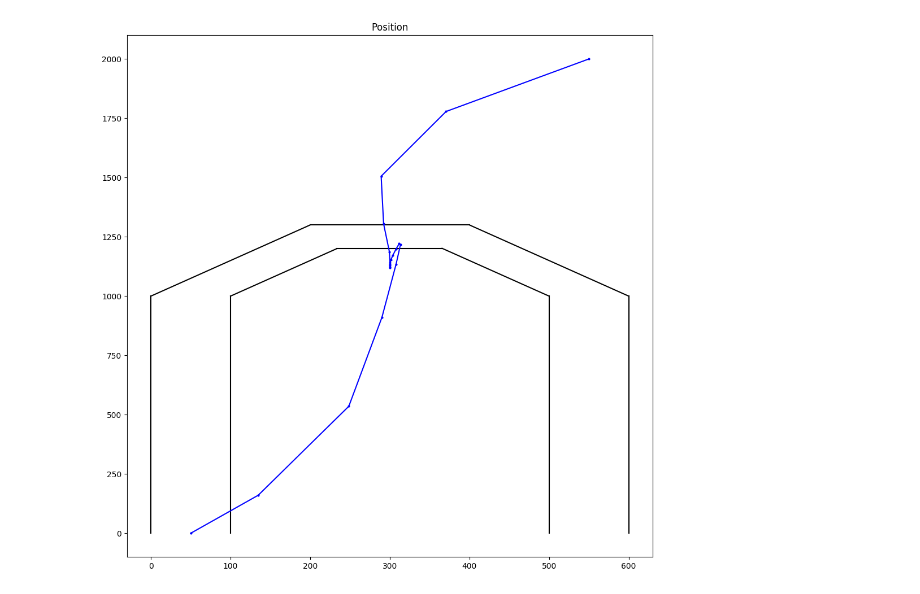
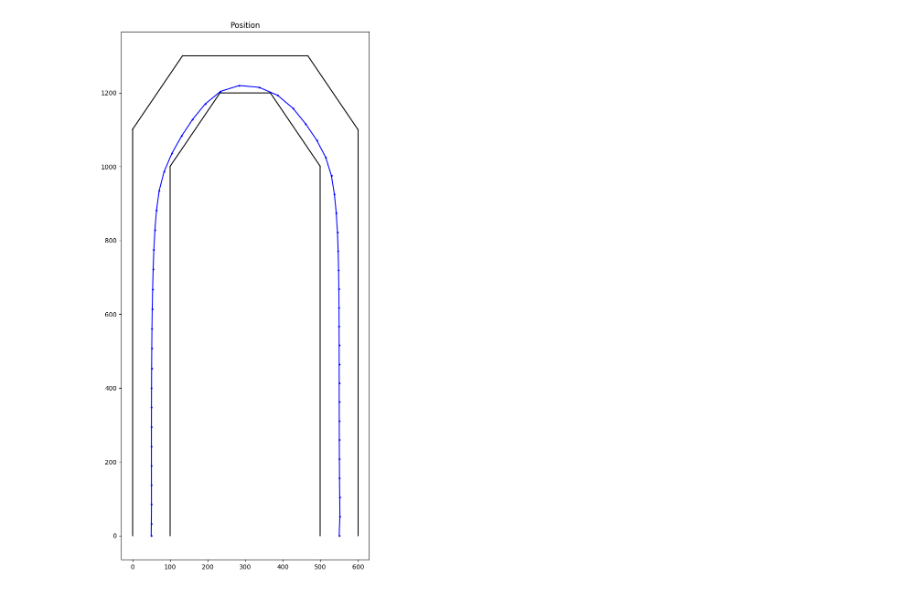
Before and after one commit to SparshAgarwal/Optimization, a Jupyter notebook: Project/Sam's Hovercraft.ipynb, the cells around one changed output. Cells and saved outputs as stored; diff of their text form; code cells hidden in the pictures.

```diff
--- a/Project/Sam's Hovercraft.ipynb
+++ b/Project/Sam's Hovercraft.ipynb
@@ -7,14 +7,13 @@ cofla = 0.4 #coeffecient of friction lattitudnal(perpendicular to direction of m
 ## car specs all specs in meters and seconds
 # mass = 1000 # in kg
 g = 9.8  # gravitational pull in m/sec^2
-maxacc = 600.5 # max acc in m/sec^2
-maxv = 5500.55 # max velocity in m/sec equivalent to 200km/hr
+maxacc = 60.5 # max acc in m/sec^2
+maxv = 55.55 # max velocity in m/sec equivalent to 200km/hr
 maxTu = 1.27 #max steer one side
 
-k = 20
+k = 52
 startPos = [50,0]
-finishPos = [550,2000]
-# finishPos = [25000,180000]
+finishPos = [550, 0]
 startVel = [0,10]
 finishVel = [0,0]
 finishAcc = [0,0]
@@ -36,15 +35,22 @@ finishAcc = [0,0]
     # @constraint(m, AccDM[:,k] .== finishAcc)
     @expression(m, finishDistance, sum((P[i,k]-finishPos[i])^2 for i in 1:2))
 
-#     for t in 1:10
-#         @constraint(m, P[1,t] <= 100)
-#     end
-#     for t in 11:17
-#         @constraint(m, P[2,t] >= 2000 + 10t)
-#     end
-#     for t in 18:20
-#         @constraint(m, P[2,t] <= 2300 - 10t)
-#     end
+    for t in 1:20
+        @constraint(m, P[1,t] <= 100)
+    end
+    for t in 21:24
+        @constraint(m, P[2,t] >= (3/2)*P[1,t] + 850)
+    end
+    for t in 25:27
+        @constraint(m, P[2,t] >= 1200)
+    end
+    for t in 28:31
+        @constraint(m, P[2,t] >= -(3/2)*P[1,t] + 1750)
+    end
+    for t in 32:52
+        @constraint(m, P[1,t] >= 500)
+    end
+
 
     for t in 1:k
         @constraint(m, (v[1,t]^2)+(v[2,t]^2) <= maxv^2)
@@ -71,49 +77,49 @@ finishAcc = [0,0]
 rad = linspace(0,π,100)
 
 x = 300 + 300*cos.(rad)
-y = 2000 +300*sin.(rad)
+y = 1000 +300*sin.(rad)
 x1 = 300 + 200*cos.(rad)
-y1 = 2000 + 200*sin.(rad)
+y1 = 1000 + 200*sin.(rad)
 
-x2 = linspace(0,200,100)
+x2 = linspace(0,133.33,100)
 x3 = linspace(100,233.33,100)
 x4 = linspace(233.33,365.66,100)
-x5 = linspace(200,400,100)
+x5 = linspace(133.33,466.66,100)
 x6 = linspace(365.66,500,100)
-x7 = linspace(400,600,100)
+x7 = linspace(466.66,600,100)
 
-y2 = (3/2)*x2 + 1000
+y2 = (3/2)*x2 + 1100
 y3 = (3/2)*x3 + 850
 y4 = 0*x4 + 1200
 y5 = 0*x5 + 1300
 y6 = -(3/2)*x6 + 1750
-y7 = -(3/2)*x7 + 1900
+y7 = -(3/2)*x7 + 2000
 
 Llinex = [0, 0]
-Lliney = [0, 1000]
+Lliney = [0, 1100]
 LMlinex = [100,100]
 LMliney = [0,1000]
 RMlinex = [500, 500]
 RMliney = [0,1000]
 Rlinex = [600,600]
-Rliney = [0,1000]
+Rliney = [0,1100]
 
-figure(figsize=(12,12))
+figure(figsize=(7,15))
 title("Position")
 
 plot(Llinex[:],Lliney[:], color = "#000000", markersize=4 )
 plot(LMlinex[:],LMliney[:],color = "#000000", markersize=4 )
 plot(RMlinex[:],RMliney[:], color = "#000000", markersize=4 )
 plot(Rlinex[:],Rliney[:], color = "#000000", markersize=4 )
 # plot(x,y, color = "#000000", markersize=4 )
 # plot(x1,y1, color = "#000000", markersize=4 )
 plot(x2,y2, color = "#000000", markersize=4 )
 plot(x3,y3, color = "#000000", markersize=4 )
 plot(x4,y4, color = "#000000", markersize=4 )
 plot(x5,y5, color = "#000000", markersize=4 )
 plot(x6,y6, color = "#000000", markersize=4 )
 plot(x7,y7, color = "#000000", markersize=4 )
 
 plot( getvalue(P[1,:]), getvalue(P[2,:]), "b.-", markersize=4 );
 # %% [output]
-[figure, old version]
+[figure, new version]
```
